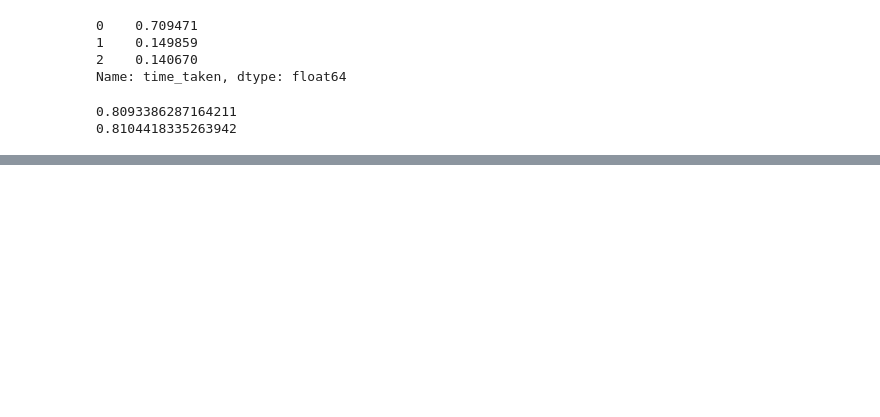
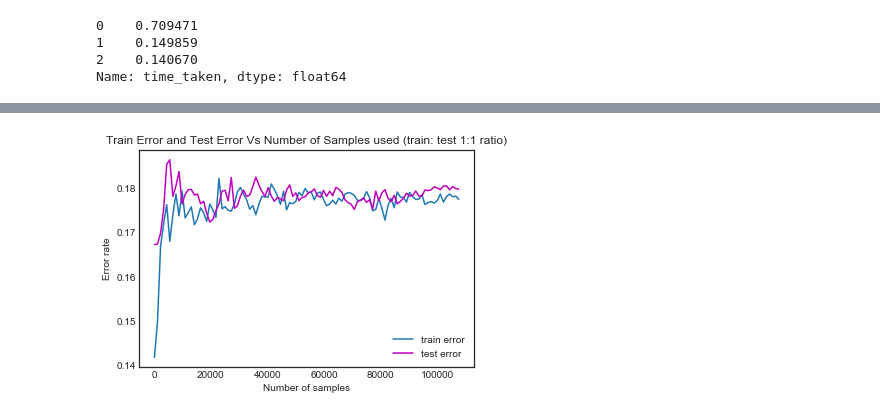
Before and after one commit to aparnack/data_science, a Jupyter notebook: projects/springboard_capstone/code/BuildingPermitSFO.ipynb, the cells around one changed output, grey strips where cells are left out. Saved outputs shown, nothing was run; the diff lists cells and outputs as text; code cells hidden in the pictures; blank space fills up the shorter version.

```diff
--- a/projects/springboard_capstone/code/BuildingPermitSFO.ipynb
+++ b/projects/springboard_capstone/code/BuildingPermitSFO.ipynb
@@ -994,8 +1144,12 @@ def find_auc_score(model,Xtrain,ytrain,Xdev,ydev,color='b',name='LogReg') :
+# %%
+# Polynomial features:
+sfr = sfr.assign(log_rev_cost_2 = sfr.log_rev_cost**2)
+sfr = sfr.assign(log_rev_cost_3 = sfr.log_rev_cost**3)
 # %%
-X = sfr[['log_rev_cost','perm_typ','file_day','month','plansets','site_permit','fire_only_permit','strct_notif','exist_const_type',
+X = sfr[['log_rev_cost','log_rev_cost_2','log_rev_cost_3','perm_typ','file_day','month','plansets','site_permit','fire_only_permit','strct_notif','exist_const_type',
          'prop_const_type','dff_use','diff_stry','longitude','latitude']].copy()
 # %%
-y = sfr.time_taken.copy()
+y = sfr.loc[:,'time_taken'].copy()
 y = y.apply(convert_categories)
 y.value_counts()/y.count()
 # %% [output]
@@ -1018,13 +1174,5 @@ Xlr['strct_notif'] = Xlr['strct_notif'].astype('category').cat.codes
-# %%
-from sklearn.metrics import precision_recall_curve
-from sklearn.metrics import average_precision_score
-lr = LogisticRegression(C=1)
-Xl_tr,Xl_dev,Xl_te,yl_tr,yl_dev,yl_te = pre_process_Xy(Xlr,y)
-lr.fit(Xl_tr,yl_tr)
-Xpre = lr.predict(Xl_tr)
-print(accuracy_score(yl_tr,Xpre))
-Xrr=lr.predict(Xl_dev)
-print(accuracy_score(yl_dev,Xrr))
-# %% [output]
-0.8093386287164211
-0.8104418335263942
+# %%
+%%time
+lr = LogisticRegression()
+plot_train_test_error(lr,Xl_tr,yl_tr,N=100)
+# %% [output]
@@ -1030,0 +1180 @@ print(accuracy_score(yl_dev,Xrr))
+[figure, added]
```
Also changed, not shown: parts of 50 cells of this notebook.
